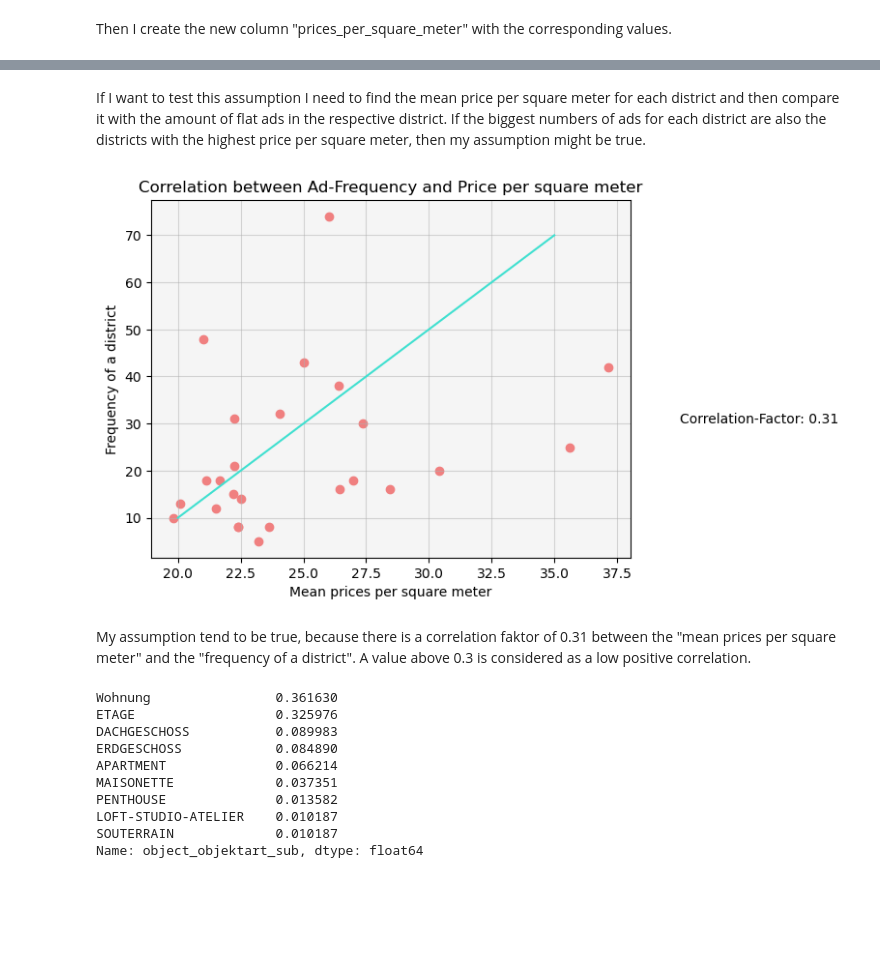
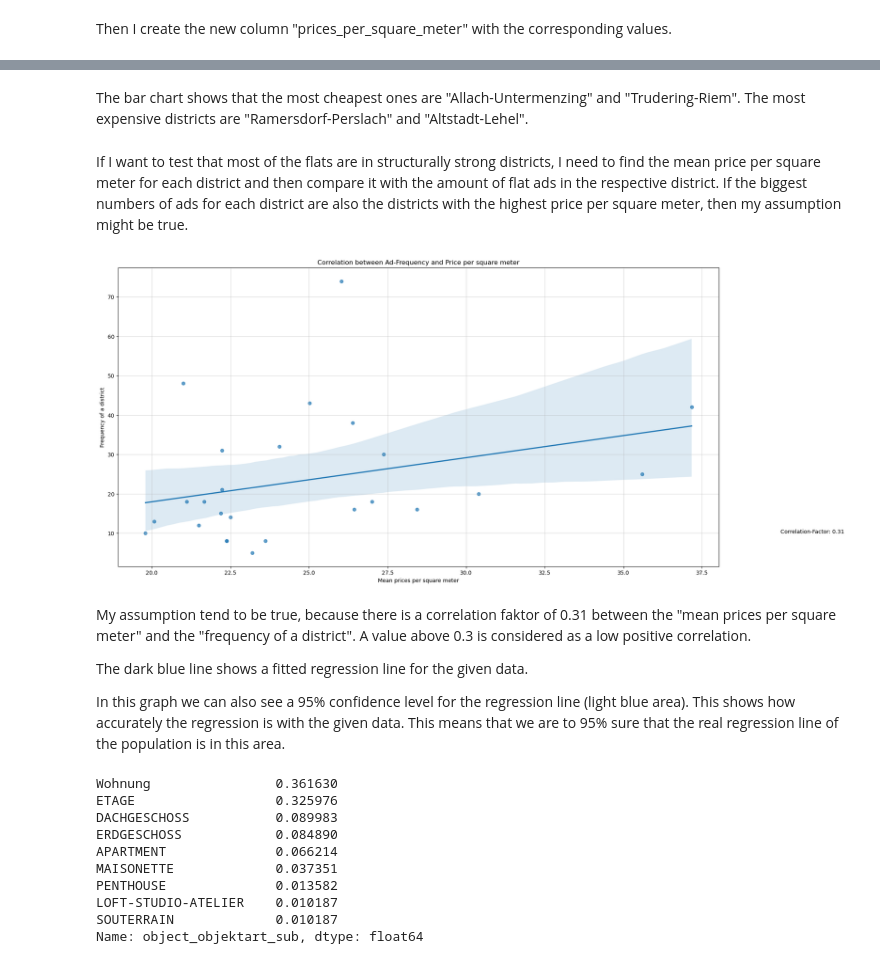
Before and after one commit to maximkiesel1/Machine_Learning_Rent_Prediction, a Jupyter notebook: Part_Two_EDA.ipynb, the cells around one changed output, grey strips where cells are left out. Drawn from its saved outputs; the diff is of its cells as text; code cells hidden in the pictures; blank space fills up the shorter version.

```diff
--- a/Part_Two_EDA.ipynb
+++ b/Part_Two_EDA.ipynb
@@ -239,5 +287,7 @@ df5["prices_per_square_meter"] = round(df5["object_price"] / df5["object_area"],
+# %% [markdown]
+The bar chart shows that the most cheapest ones are "Allach-Untermenzing" and "Trudering-Riem". The most expensive districts are "Ramersdorf-Perslach" and "Altstadt-Lehel".
 # %% [markdown]
-If I want to test this assumption I need to find the mean price per square meter for each district and then compare it with the amount of flat ads in the respective district. If the biggest numbers of ads for each district are also the districts with the highest price per square meter, then my assumption might be true.
+If I want to test that most of the flats are in structurally strong districts, I need to find the mean price per square meter for each district and then compare it with the amount of flat ads in the respective district. If the biggest numbers of ads for each district are also the districts with the highest price per square meter, then my assumption might be true.
 # %%
 def get_mean_len_districts(df):
     list_mean_sqt =[]
@@ -253,21 +303,23 @@ def get_mean_len_districts(df):
 # %%
 x, y = get_mean_len_districts(df5)
 # %%
-ax = plt.axes()
-plt.scatter(x, y, color="lightcoral")
+plt.figure(figsize=(20,10))
+plt.grid(alpha=0.5)
+ax.set_facecolor("whitesmoke")
 plt.title("Correlation between Ad-Frequency and Price per square meter")
-plt.plot([20,22.5,25,27.5,30,35], [10,20,30,40,50,70], color="turquoise")
+plt.text(40, 10, 'Correlation-Factor: '+str(round(np.corrcoef(x,y)[1][0],2)))
 plt.ylabel("Frequency of a district")
 plt.xlabel("Mean prices per square meter")
-ax.set_facecolor("whitesmoke")
-plt.text(40, 30, 'Correlation-Factor: '+str(round(np.corrcoef(x,y)[1][0],2)))
-plt.grid(alpha=0.5)
+sns.regplot(x, y, scatter_kws={'alpha':0.7}, ci=95)
 plt.show()
-plt.close()
 # %% [output]
-[figure, old version]
+[figure, new version]
 # %% [markdown]
 My assumption tend to be true, because there is a correlation faktor of 0.31 between the "mean prices per square meter" and the "frequency of a district". A value above 0.3 is considered as a low positive correlation.
+
+The dark blue line shows a fitted regression line for the given data.
+
+In this graph we can also see a 95% confidence level for the regression line (light blue area). This shows how accurately the regression is with the given data. This means that we are to 95% sure that the real regression line of the population is in this area.
 # %%
 df5["object_objektart_sub"].value_counts(normalize=True)
 # %% [output]
```
Also changed, not shown: parts of 41 cells of this notebook.
